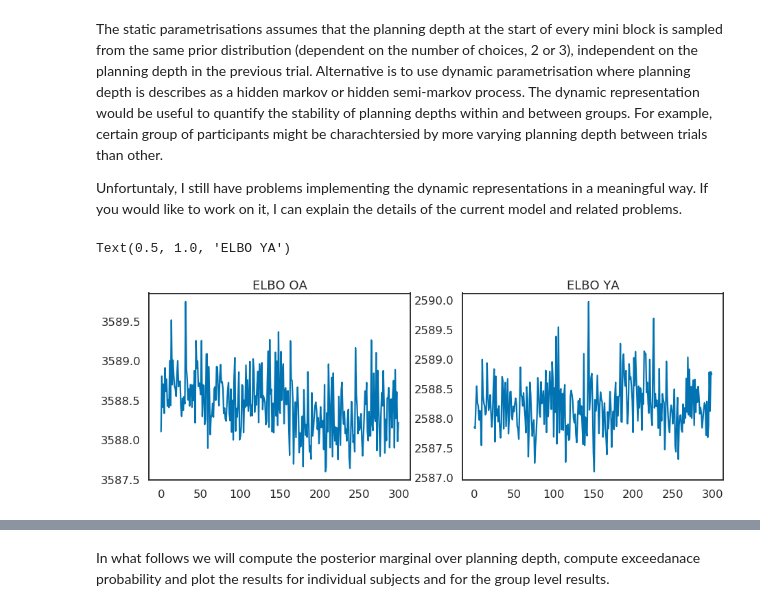
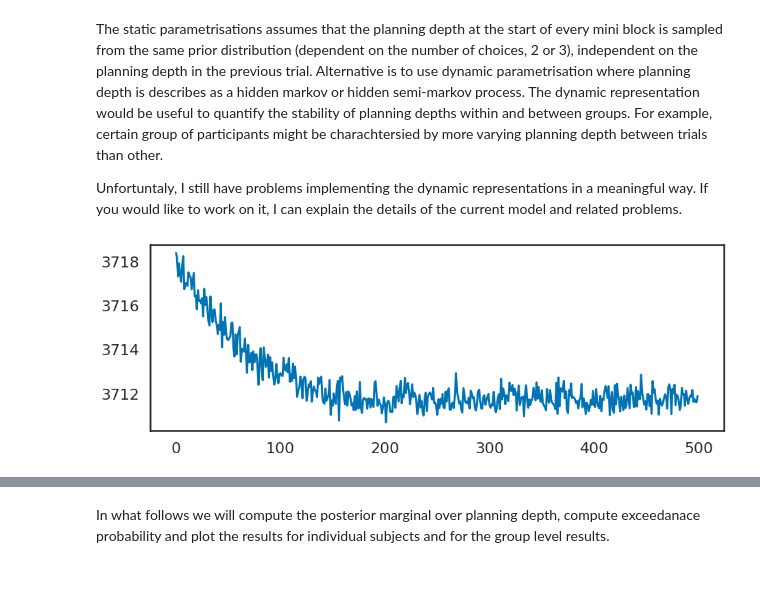
Before and after one commit to jeffensen/plandepth, a Jupyter notebook: notebooks/fitting_model_to_behaviour_main.ipynb, the cells around one changed output, grey strips where cells are left out. Drawn from its saved outputs; the diff is of its cells as text; code cells hidden in the pictures; blank space fills up the shorter version.

```diff
--- a/notebooks/fitting_model_to_behaviour_main.ipynb
+++ b/notebooks/fitting_model_to_behaviour_main.ipynb
@@ -103,7 +103,7 @@ def load_and_format_behavioural_data(local_path, cuttoff=0):
                'states': states,
                'configs': confs}
 
-    responses = torch.stack(responses, 0)
+    responses = torch.stack(responses, 0).float()
     mask = ~torch.isnan(responses)
 
     return stimuli, mask, responses, conditions, ids
@@ -170,13 +166,7 @@ The static parametrisations assumes that the planning depth at the start of ever
 Unfortuntaly, I still have problems implementing the dynamic representations in a meaningful way. If you would like to work on it, I can explain the details of the current model and related problems.
 # %%
 # plot convergence of ELBO bound (approximate value of the negative marginal log likelihood)
-fig, axes = plt.subplots(1, 2, figsize=(15, 5))
-loss = [infer_oa.loss[-300:], infer_ya.loss[-300:]]
-for i in range(2):
-    axes[i].plot(loss[i])
-
-axes[0].set_title('ELBO OA')
-axes[1].set_title('ELBO YA')
+fig, axes = plt.subplots(1, 1, figsize=(15, 5))
+axes.plot(infer.loss[-500:]);
 # %% [output]
-Text(0.5, 1.0, 'ELBO YA')
-[figure, old version]
+[figure, new version]
```
Also changed, not shown: parts of 11 cells of this notebook, 3 other files.
